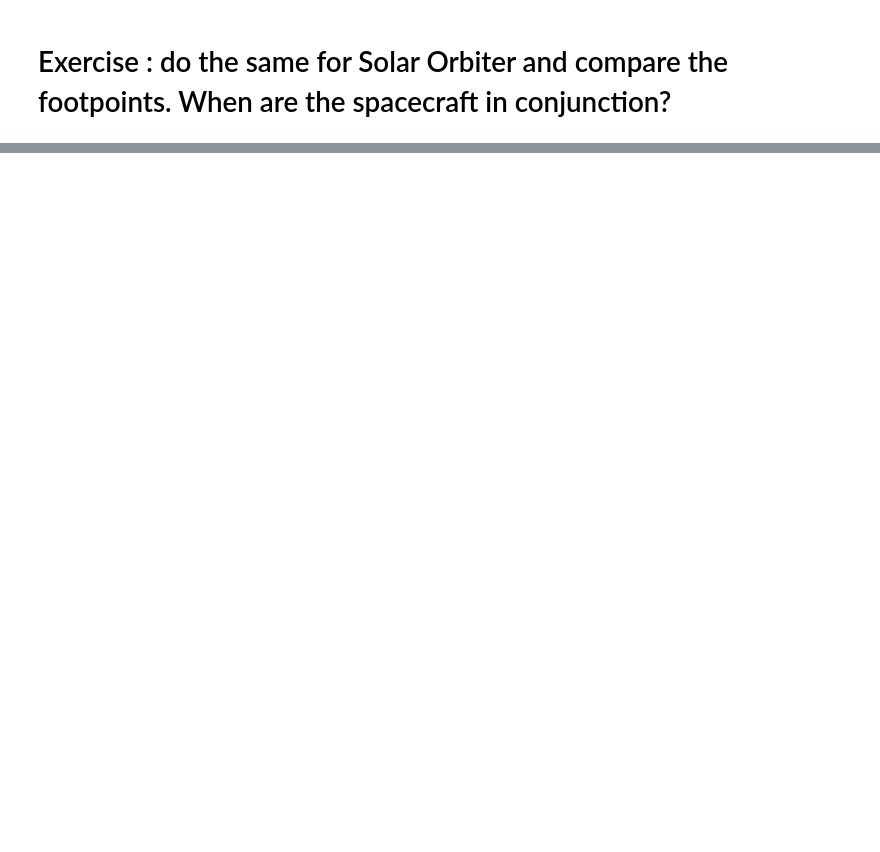
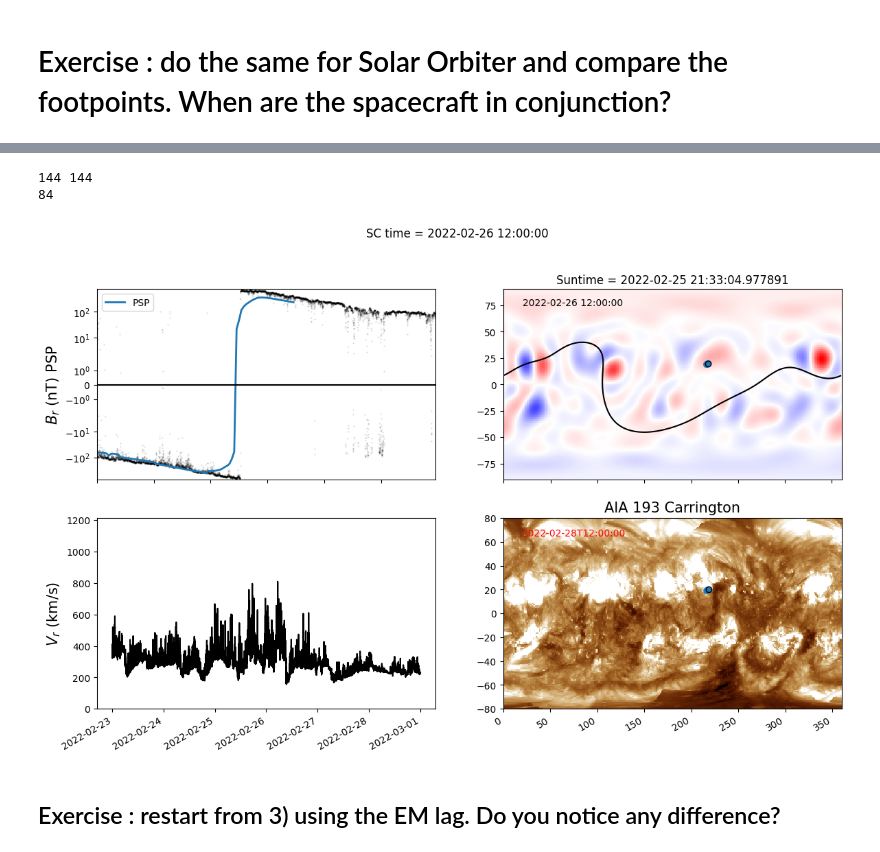
Before and after one commit to vreville/mini_connect_tool, a Jupyter notebook: examples/tutorial.ipynb, the cells around one changed output, grey strips where cells are left out. Drawn from its saved outputs; the diff is of its cells as text; code cells hidden in the pictures; blank space fills up the shorter version.

```diff
--- a/examples/tutorial.ipynb
+++ b/examples/tutorial.ipynb
@@ -278,7 +280,7 @@ Widget(value='<iframe src="http://localhost:65012/index.html?ui=P_0x144b6cd70_0&
 # %%
 # Compute the connectitivity field lines
 
-coords, vsws, br_pfss, fieldlines, maps_indices, sun_times = mct.connect(maps_time, v_rtn_psp.vr, rad, theta, phi, brr, btt, bpp, t1, t2, sc="Solar Orbiter", lag="SW")
+coords, vsws, br_pfss, fieldlines, maps_indices, sun_times = mct.connect(maps_time, v_rtn_psp.vr, rad, theta, phi, brr, btt, bpp, t1, t2, sc="SPP", lag="SW")
 # %% [output]
 capi_return is NULL
 Call-back cb_f_in_dvode__user__routines failed.
@@ -325,2 +327,7 @@ Widget(value='<iframe src="http://localhost:65012/index.html?ui=P_0x146bda710_1&
 # %% [markdown]
 # Exercise : do the same for Solar Orbiter and compare the footpoints. When are the spacecraft in conjunction?
+# %%
+# Plot source points in context
+
+lon_psp, lat_psp, frs, fexps, bsurfs = mct.compute_expansion(coords, fieldlines, maps_indices, rad, theta, phi, brr, btt, bpp)
+sdo_files, sdo_times = load.dl_sdo_carrington_maps(map_times)
@@ -326,0 +346,71 @@ Widget(value='<iframe src="http://localhost:65012/index.html?ui=P_0x146bda710_1&
+# %%
+b_rtn_psp = spz.get_data("amda/psp_b_1min", start, stop)
+b_rtn_psp = b_rtn_psp.to_dataframe()
+# %%
+# Choose a reference time
+
+print(len(maps_indices), len(coords.dt))
+dt_ref = datetime(2022,2,26,12,0,0)
+id_ref=np.argmin(np.abs(np.array(coords.dt)-dt_ref))
+print(id_ref)
+# %% [output]
+144 144
+84
+# %%
+from PIL import Image
+import sunpy.visualization.colormaps
+from matplotlib.colors import to_rgb
+
+fig,((ax1,ax2),(ax3,ax4))=plt.subplots(2,2,figsize=(14,9))
+ax1.scatter(b_rtn_psp.index, b_rtn_psp.br, s=0.5, color="black", alpha=0.1)
+
+ax1.plot(coords.dt[:id_ref],br_pfss[:id_ref],linewidth=2, color="C0", label="PSP")
+ax1.plot(coords.dt,np.zeros(len(br_pfss)),color="black")
+ax1.set_xlim([coords.dt[0],coords.dt[-1]])
+ax1.set_yscale("symlog")
+ax1.set_ylabel(r"$B_r$ (nT) PSP", fontsize=15)
+ax1.legend(loc="best")
+
+ax3.plot(v_rtn_psp.index, v_rtn_psp.vr, color="black")
+ax3.set_ylabel(r"$V_r$ (km/s)", fontsize=15)
+ax3.set_ylim([0,v_rtn_psp.vr.max()*1.5])
+
+maxb=np.max(np.abs(brr[maps_indices[id_ref],0,:,:]))
+ax2.pcolormesh(phi*180/np.pi,(np.pi/2-theta)*180/np.pi,brr[maps_indices[id_ref],0,:,:],cmap="bwr", vmin=-maxb, vmax=maxb)
+ax2.contour(phi*180/np.pi,(np.pi/2-theta)*180/np.pi,brr[maps_indices[id_ref],-1,:,:],levels=[0.0],colors="black")
+
+ax2.annotate("{}".format(maps_time[maps_indices[id_ref]]), (20, 75), color="black")
+ax2.set_title("Suntime = {}".format(sun_times[id_ref]))
+
+sdoidx=np.argmin(np.abs(np.array(sdo_times)-maps_time[maps_indices[ii]]))
+sdo_file=sdo_files[sdoidx]
+sdoimg=Image.open(sdo_file)
+sdoimg=sdoimg.convert("L")
+sdoimg=np.array(sdoimg)
+
+crlon=np.linspace(0,360,sdoimg.shape[1]+1)
+crlat=np.linspace(-90,90,sdoimg.shape[0]+1)
+
+ax4.pcolormesh(crlon, crlat, sdoimg[::-1,:], cmap="sdoaia193")
+ax4.set_ylim([-80,80])
+ax4.annotate("{}".format(sdo_times[sdoidx].isoformat(timespec="seconds")), (20, 65), color="red")
+ax4.set_ylim([-80,80])
+
+idx0=max(0,ii+1-10)
+r, g, b = to_rgb("C0")
+color=[(r,g,b,alpha) for alpha in np.linspace(0,1,len(lat_psp[idx0:ii+1]))]
+
+ax2.scatter(lon_psp[idx0:ii+1], lat_psp[idx0:ii+1], color=color)
+ax2.scatter(lon_psp[ii], lat_psp[ii], color="C0", edgecolors="black")
+
+ax4.scatter(lon_psp[idx0:ii+1], lat_psp[idx0:ii+1], color=color)
+ax4.scatter(lon_psp[ii], lat_psp[ii], color="C0", edgecolors="black")
+ax4.set_title(r"AIA 193 Carrington", fontsize=15)
+fig.suptitle("SC time = {}".format(dt_ref))
+
+fig.autofmt_xdate()
+plt.show()
+# %% [output]
+[figure, added]
+# %% [markdown]
+## Exercise : restart from 3) using the EM lag. Do you notice any difference?
```
Also changed, not shown: parts of 12 cells of this notebook.
